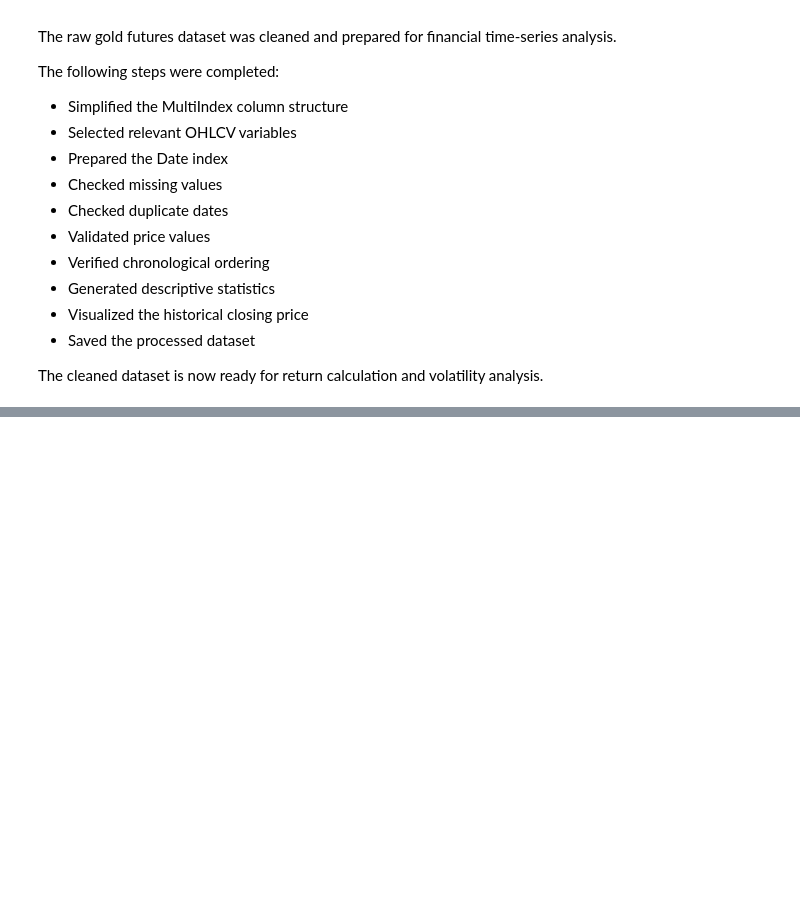
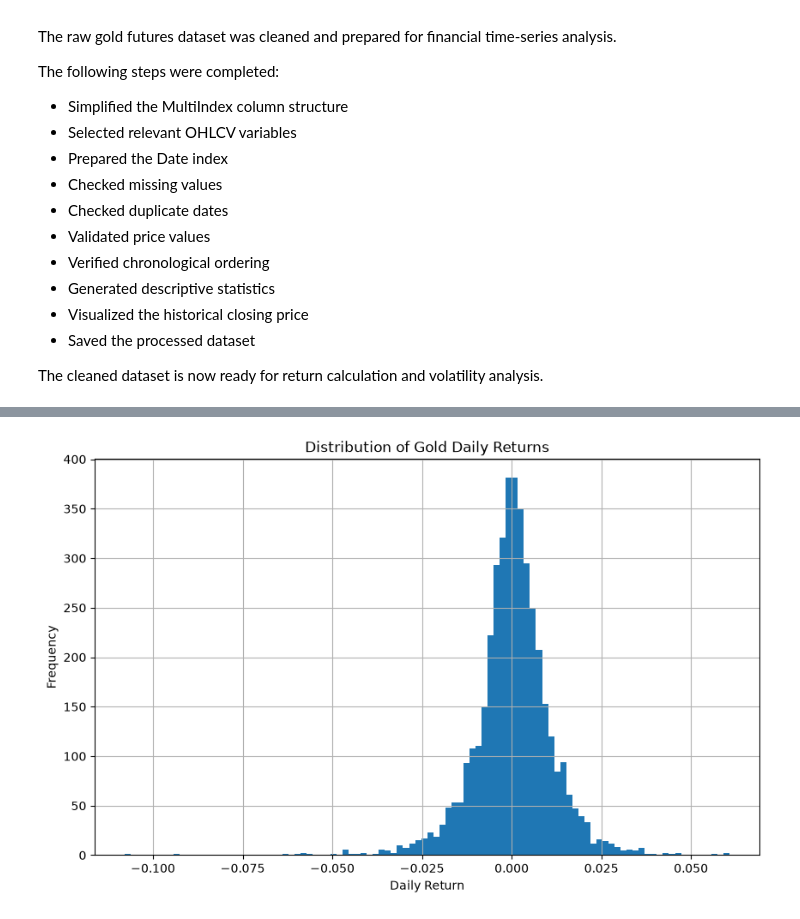
Before and after one commit to mohammadaminpeymanifar/Gold-Volatility-Analysis, a Jupyter notebook: notebooks/01_Data_Collection.ipynb, the cells around one changed output, grey strips where cells are left out. Cells and saved outputs as stored; diff of their text form; code cells hidden in the pictures; blank space fills up the shorter version.

```diff
--- a/notebooks/01_Data_Collection.ipynb
+++ b/notebooks/01_Data_Collection.ipynb
@@ -352,0 +505,16 @@ The cleaned dataset is now ready for return calculation and volatility analysis.
+# %%
+plt.figure(figsize=(10, 6))
+
+plt.hist(
+    gold["Daily_Return"].dropna(),
+    bins=100
+)
+
+plt.title("Distribution of Gold Daily Returns")
+plt.xlabel("Daily Return")
+plt.ylabel("Frequency")
+
+plt.grid(True)
+plt.show()
+# %% [output]
+[figure, added]
```
Also changed, not shown: parts of 16 cells of this notebook, 1 other file.
